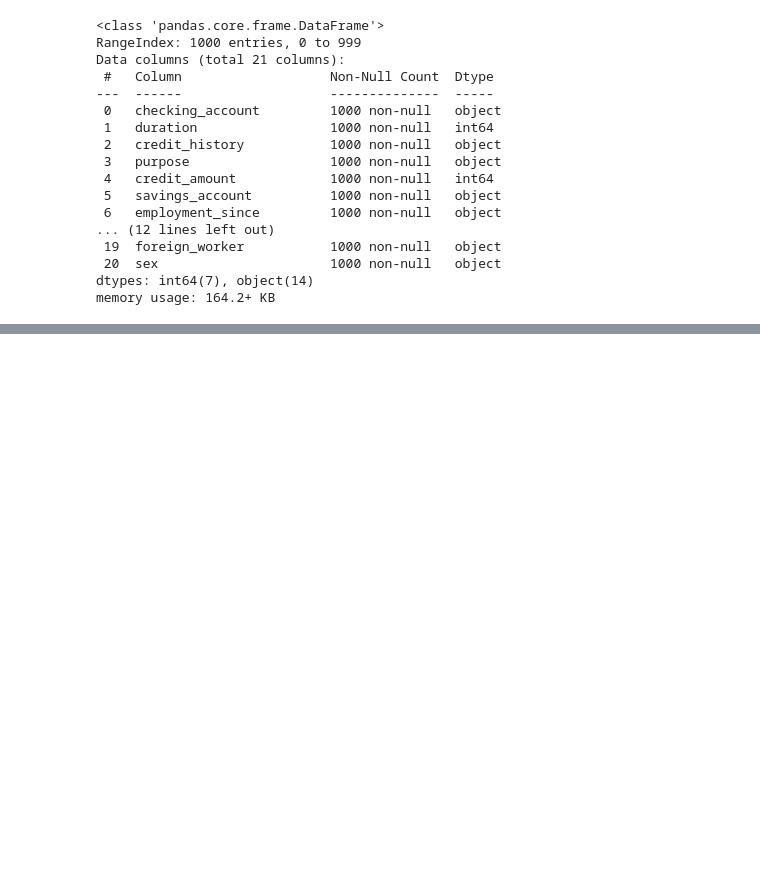
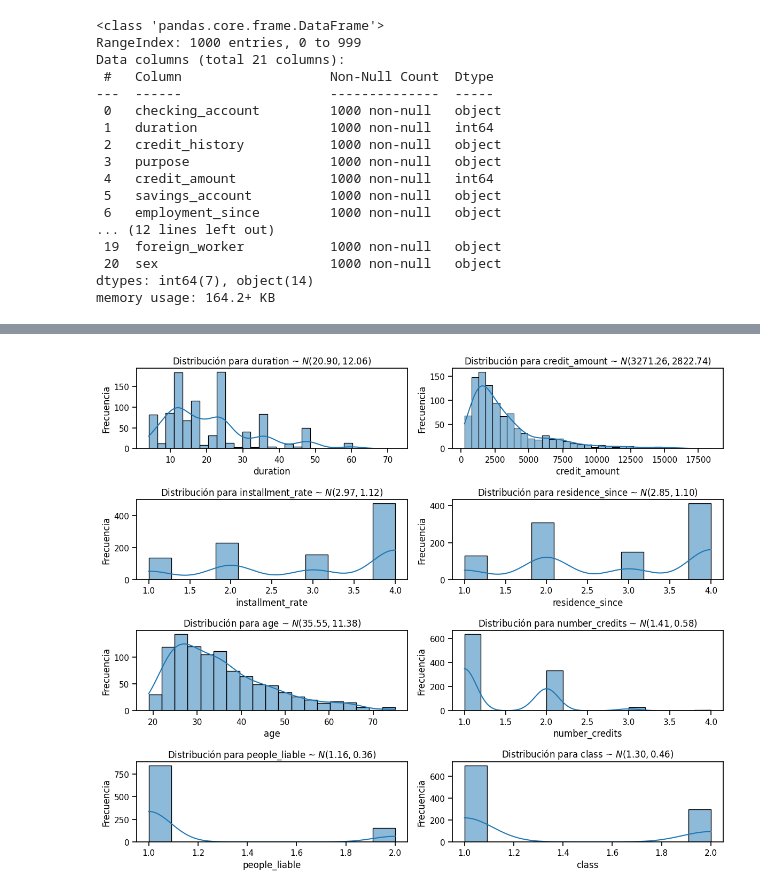
Before and after one commit to Gerardo1909/tpfinal_equidad, a Jupyter notebook: tp_final_fairness_ML/notebooks/main.ipynb, the cells around one changed output, grey strips where cells are left out. Saved outputs shown, nothing was run; the diff lists cells and outputs as text; code cells hidden in the pictures; blank space fills up the shorter version.

```diff
--- a/tp_final_fairness_ML/notebooks/main.ipynb
+++ b/tp_final_fairness_ML/notebooks/main.ipynb
@@ -33,6 +33,15 @@ A la par de este _notebook_, hemos creado un documento de texto que profundiza e
 4. Evaluación Fairness
 5. Mitigación
 6. Evaluación final
+# %%
+import pandas as pd
+import numpy as np
+from matplotlib import pyplot as plt
+import seaborn as sns
+
+from ucimlrepo import fetch_ucirepo
+
+sns.set_context("notebook")
 # %%
 # SEPARADOR ~~~~~~~~~~~~~~~~~~~~~~~~~~~~~~~~~~~~~~~~~~~~~~~~~~~~~~~~~~~~~~~~~~~~~~~~~~~~~~
 # BORRAR PARA ENTREGA FINAL
@@ -365,5 +388,5 @@ La variable objetivo `class` actualmente está codificada como $1$ (bajo riesgo)
 # %%
-y.columns = ["target"]
+y["target"] = y["class"].copy()
 y = y.replace({"target": {1: "low_risk", 2: "high_risk"}})
 y.value_counts()
 # %% [output]
@@ -438,0 +470,26 @@ Confirmamos que:
+# %%
+# Histogramas para cada variable de tipo numérica
+fig, ax = plt.subplots(4, 2, figsize=(12, 10))
+ax = ax.ravel()
+numeric_attr = X.select_dtypes(include='number').columns.tolist()
+
+for i, col in enumerate(numeric_attr):
+    current_ax = ax[i]
+    current_data = X[col]
+    sns.histplot(data=current_data, kde=True, ax=current_ax)
+    current_ax.set_title(f"Distribución para {col} ~ $N({current_data.mean():.2f}, {current_data.std():.2f})$")
+    current_ax.set_xlabel(col)
+    current_ax.set_ylabel("Frecuencia")
+
+current_ax = ax[-1]
+col = "class"
+current_data = y[col]
+sns.histplot(data=current_data, kde=True, ax=current_ax)
+current_ax.set_title(f"Distribución para {col} ~ $N({current_data.mean():.2f}, {current_data.std():.2f})$")
+current_ax.set_xlabel(col)
+current_ax.set_ylabel("Frecuencia")
+
+plt.tight_layout()
+plt.show()
+# %% [output]
+[figure, added]
```
Also changed, not shown: parts of 34 cells of this notebook.
